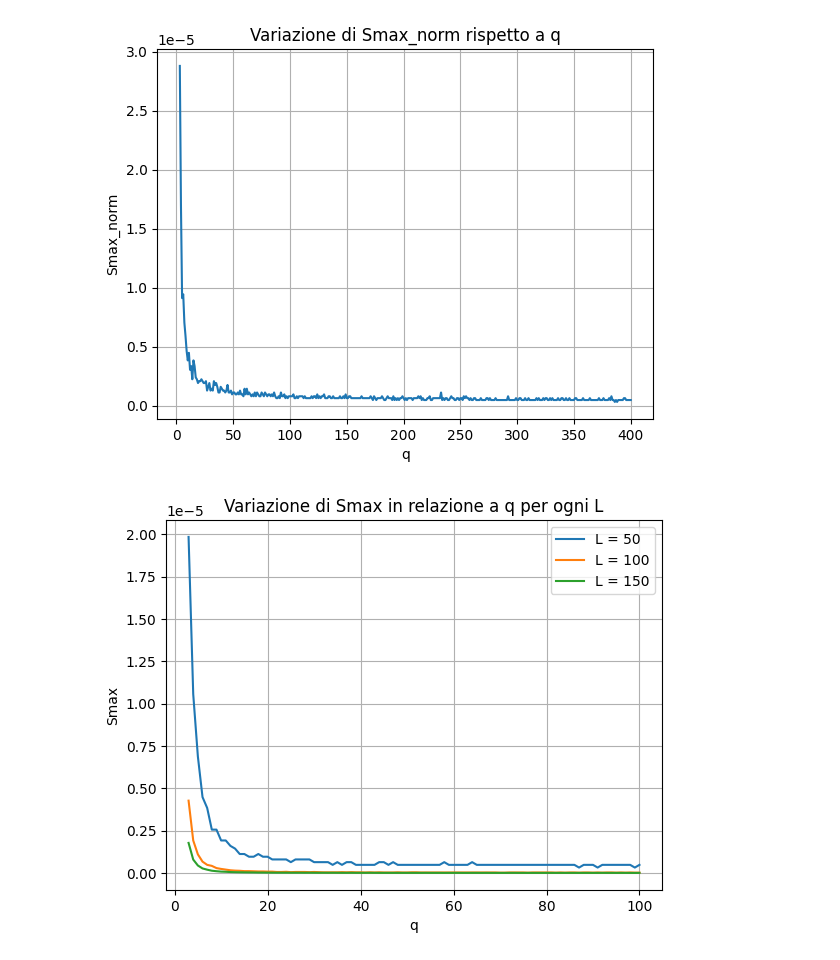
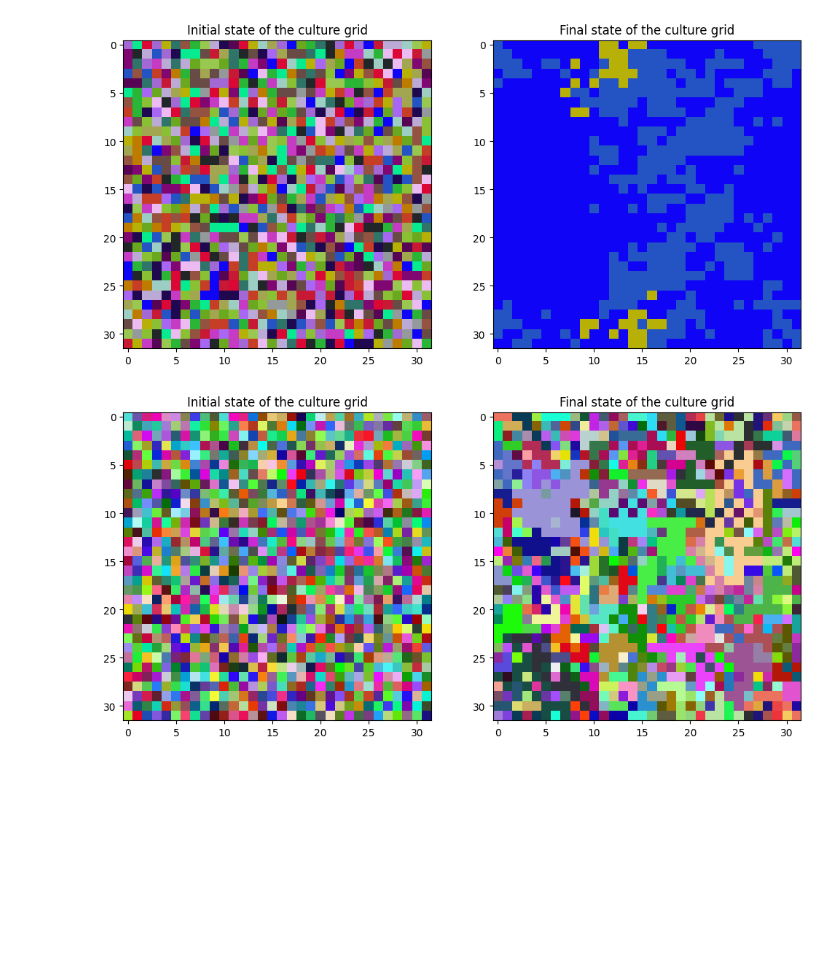
Before and after one commit to battles5/axelrod-model-simulation, a Jupyter notebook: axelrod_culture_noise_media_01.ipynb, the cells around one changed output. Drawn from its saved outputs; the diff is of its cells as text; code cells hidden in the pictures; blank space fills up the shorter version.

Commit message:
implemented the generation of initial and final state of the map at each simulation steps. next steps: change maps title for each iteration and add graphs S_max/N - q.

```diff
--- a/axelrod_culture_noise_media_01.ipynb
+++ b/axelrod_culture_noise_media_01.ipynb
@@ -8,13 +8,13 @@ from matplotlib import colors
 # Parameters of the Axelrod model
 L_values = [32]  # size of the grid
 F_values = [3]  # number of features
-q = 10  # number of traits per feature
+q = 43  # number of traits per feature
 
 # Parameter for the noise
-noise = [0.01, 0.1]  # probability of random cultural drift
+noise = [0.01]  # probability of random cultural drift
 
 # Parameter for the mass media influence
-media = [0.01, 0.1]  # probability of adopting the global culture
+media = [0.01]  # probability of adopting the global culture
 # %%
 def initialize_culture_grid(L, F, q):
     """
@@ -150,20 +150,57 @@ def calculate_Smax_norm(culture_grid):
     Smax_norm = max_count / (L ** 2)
 
     return Smax_norm
-# %%
-Smax_norm = []
-q_values = range(3, q+1)
-
-for F in F_values:
-    for L in L_values:
-        for n in q_values:
-            culture_grid = initialize_culture_grid(L, F, n)
-            # culture_integers = np.sum(culture_grid * (n ** np.arange(F)), axis=2)
-            for _ in range(100):
-                culture_grid = simulation_step(culture_grid, L)
-                T = calculate_Smax_norm(culture_grid)/(L**2)
-                Smax_norm.append(T)
-            Smax_final = np.max(Smax_norm)
+# %%
+Smax_norm = []
+q_values = range(3, q, 20)
+Smax_final_dict = {}
+
+for L in L_values:
+
+    Smax_final = []  # Svuota la lista all'inizio di ogni iterazione su L
+
+    for F in F_values:
+
+        for n in q_values:
+
+            # Initialize the culture grid
+            culture_grid = initialize_culture_grid(L, F, n)
+
+            # Compute a unique integer for each possible culture
+            culture_integers = np.sum(culture_grid * (n ** np.arange(F)), axis=2)
+
+            # Generate a random colormap
+            cmap = colors.ListedColormap(np.random.rand(n**F, 3))
+
+            # Create a figure with two subplots
+            fig, axs = plt.subplots(1, 2, figsize=(12, 6))
+
+            # Visualize the initial state of the culture grid
+            axs[0].imshow(culture_integers, cmap=cmap)
+            axs[0].set_title('Initial state of the culture grid')
+
+            # Start the simulation
+            for _ in range(1000000):
+                culture_grid = simulation_step(culture_grid, L)
+                T = calculate_Smax_norm(culture_grid)/(L**2)
+                Smax_norm.append(T)
+
+            SF = np.max(Smax_norm)
+            Smax_final.append(SF)
+
+            # Re-compute a unique integer for each possible culture
+            culture_integers = np.sum(culture_grid * (q ** np.arange(F)), axis=2)
+
+            # Visualize the final state of the culture grid
+            axs[1].imshow(culture_integers, cmap=cmap)
+            axs[1].set_title('Final state of the culture grid')
+
+        Smax_final_dict[L] = Smax_final
+
+plt.show()
+# %% [output]
+[figure, added]
+[figure, added]
 # %%
 L = 50
 F = 3
@@ -189,8 +226,6 @@ plt.ylabel('Smax_norm')
 plt.title('Variazione di Smax_norm rispetto a q')
 plt.grid(True)
 plt.show()
-# %% [output]
-[figure, removed]
 # %%
 import matplotlib.pyplot as plt
 
@@ -222,8 +257,6 @@ plt.title('Variazione di Smax in relazione a q per ogni L')
 plt.legend()
 plt.grid(True)
 plt.show()
-# %% [output]
-[figure, removed]
 # %%
 L = 50
 F = 3
```
Also changed, not shown: parts of 1 cell of this notebook.
